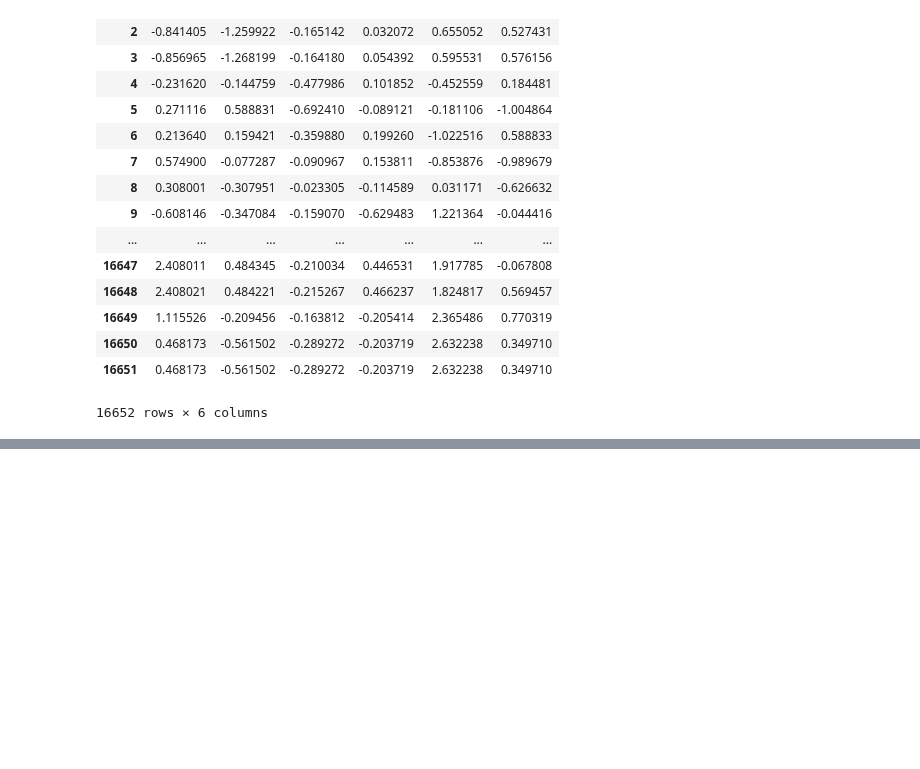
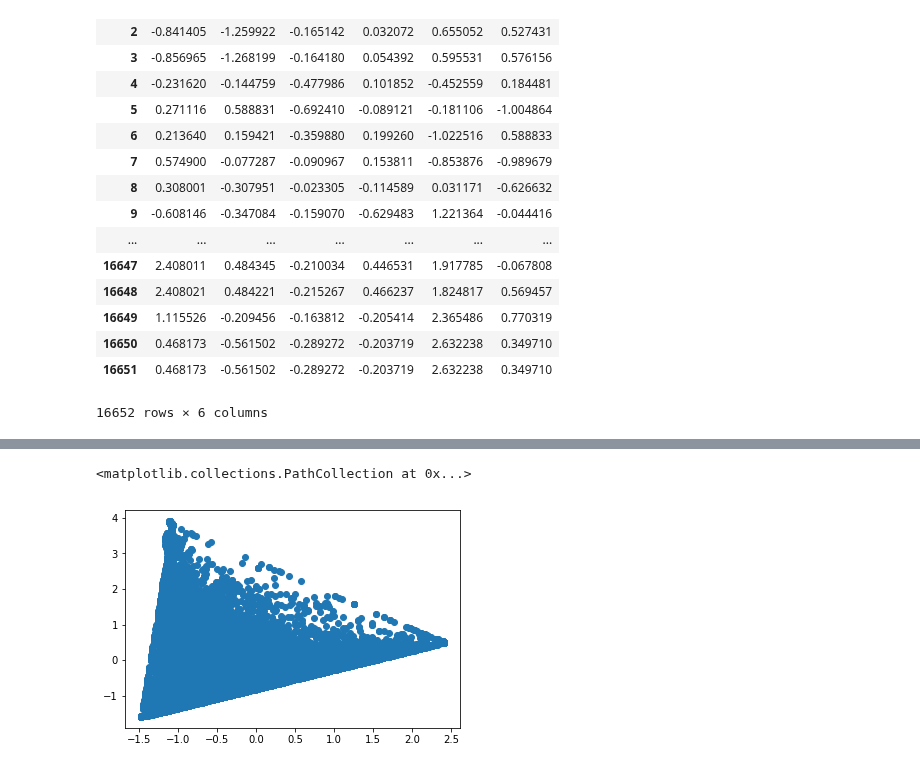
Before and after one commit to et4/stat, a Jupyter notebook: PT 2/main.ipynb, the cells around one changed output, grey strips where cells are left out. Cells and saved outputs as stored; diff of their text form; code cells hidden in the pictures; blank space fills up the shorter version.

```diff
--- a/PT 2/main.ipynb
+++ b/PT 2/main.ipynb
@@ -369,0 +320,5 @@ nfa.get_uniqueness()
+# %%
+plt.scatter(fa.fit_transform(normalized_data)[:,0], fa.fit_transform(normalized_data)[:,1])
+# %% [output]
+<matplotlib.collections.PathCollection at 0x...>
+[figure, added]
```
Also changed, not shown: parts of 6 cells of this notebook, 5 other files.
